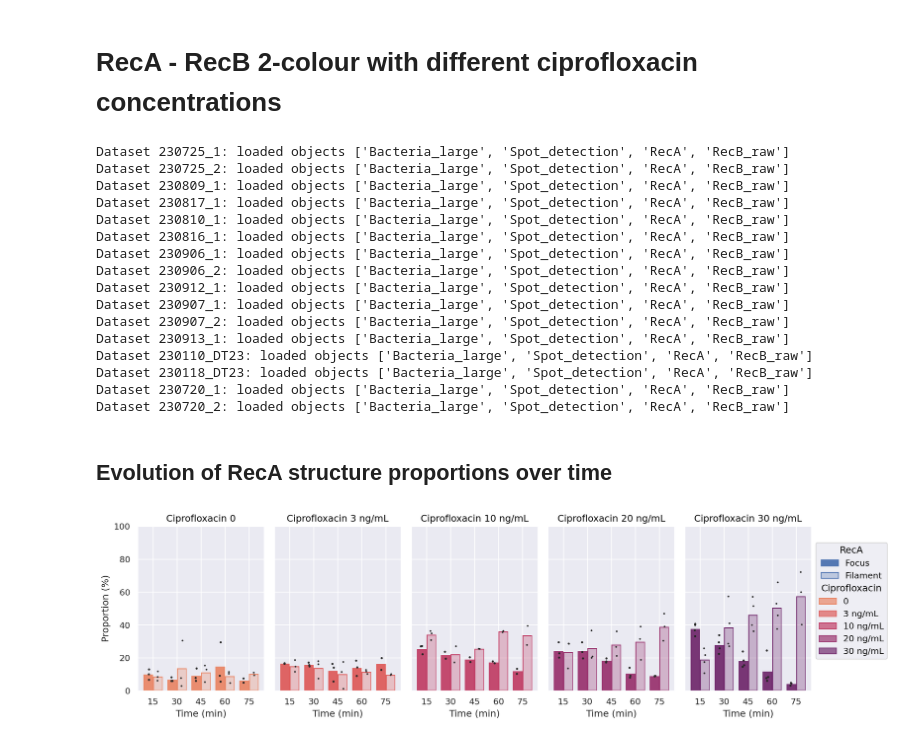
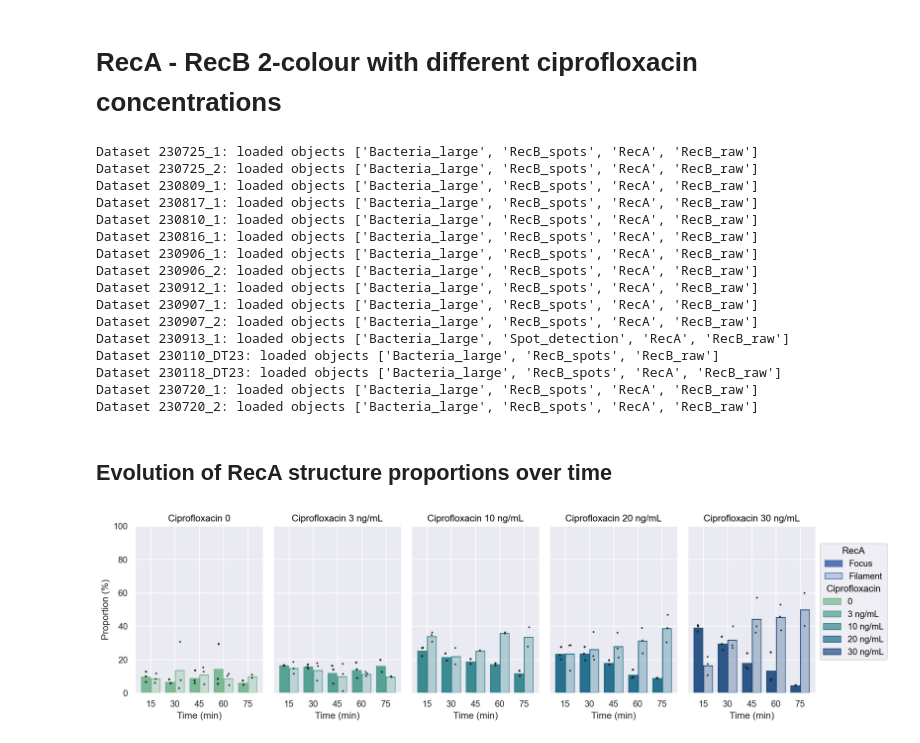
Before and after one commit to DanielThedie/RecB_article, a Jupyter notebook: Notebooks/2_Ciprofloxacin_damage/RecB_RecA.ipynb, the cells around one changed output. Drawn from its saved outputs; the diff is of its cells as text; code cells hidden in the pictures.

Commit message:
Colormap updates

```diff
--- a/Notebooks/2_Ciprofloxacin_damage/RecB_RecA.ipynb
+++ b/Notebooks/2_Ciprofloxacin_damage/RecB_RecA.ipynb
@@ -3,7 +3,7 @@
 # %%
 from pyberries.data import DatasetPool
 
-data = (DatasetPool(path='/media/daniel/HDD Daniel/Daniel Thédié/BACMMAN/Timelapse',
+data = (DatasetPool(path='D:\DanielThedie\BACMMAN\Timelapse',
                     dsList=['230725_1', '230725_2', '230809_1',
                             '230817_1', '230810_1', '230816_1',
                             '230906_1', '230906_2', '230912_1',
@@ -21,47 +21,47 @@ data = (DatasetPool(path='/media/daniel/HDD Daniel/Daniel Thédié/BACMMAN/Timel
         .assign(object_name='Bacteria_large', ClassIdx=lambda df: df.ClassIdx.replace({1: 'Diffuse', 2: 'Filament', 3: 'Focus'}))
         )
 # %% [output]
-Dataset 230725_1: loaded objects ['Bacteria_large', 'Spot_detection', 'RecA', 'RecB_raw']
-Dataset 230725_2: loaded objects ['Bacteria_large', 'Spot_detection', 'RecA', 'RecB_raw']
-Dataset 230809_1: loaded objects ['Bacteria_large', 'Spot_detection', 'RecA', 'RecB_raw']
-Dataset 230817_1: loaded objects ['Bacteria_large', 'Spot_detection', 'RecA', 'RecB_raw']
-Dataset 230810_1: loaded objects ['Bacteria_large', 'Spot_detection', 'RecA', 'RecB_raw']
-Dataset 230816_1: loaded objects ['Bacteria_large', 'Spot_detection', 'RecA', 'RecB_raw']
-Dataset 230906_1: loaded objects ['Bacteria_large', 'Spot_detection', 'RecA', 'RecB_raw']
-Dataset 230906_2: loaded objects ['Bacteria_large', 'Spot_detection', 'RecA', 'RecB_raw']
-Dataset 230912_1: loaded objects ['Bacteria_large', 'Spot_detection', 'RecA', 'RecB_raw']
-Dataset 230907_1: loaded objects ['Bacteria_large', 'Spot_detection', 'RecA', 'RecB_raw']
-Dataset 230907_2: loaded objects ['Bacteria_large', 'Spot_detection', 'RecA', 'RecB_raw']
+Dataset 230725_1: loaded objects ['Bacteria_large', 'RecB_spots', 'RecA', 'RecB_raw']
+Dataset 230725_2: loaded objects ['Bacteria_large', 'RecB_spots', 'RecA', 'RecB_raw']
+Dataset 230809_1: loaded objects ['Bacteria_large', 'RecB_spots', 'RecA', 'RecB_raw']
+Dataset 230817_1: loaded objects ['Bacteria_large', 'RecB_spots', 'RecA', 'RecB_raw']
+Dataset 230810_1: loaded objects ['Bacteria_large', 'RecB_spots', 'RecA', 'RecB_raw']
+Dataset 230816_1: loaded objects ['Bacteria_large', 'RecB_spots', 'RecA', 'RecB_raw']
+Dataset 230906_1: loaded objects ['Bacteria_large', 'RecB_spots', 'RecA', 'RecB_raw']
+Dataset 230906_2: loaded objects ['Bacteria_large', 'RecB_spots', 'RecA', 'RecB_raw']
+Dataset 230912_1: loaded objects ['Bacteria_large', 'RecB_spots', 'RecA', 'RecB_raw']
+Dataset 230907_1: loaded objects ['Bacteria_large', 'RecB_spots', 'RecA', 'RecB_raw']
+Dataset 230907_2: loaded objects ['Bacteria_large', 'RecB_spots', 'RecA', 'RecB_raw']
 Dataset 230913_1: loaded objects ['Bacteria_large', 'Spot_detection', 'RecA', 'RecB_raw']
-Dataset 230110_DT23: loaded objects ['Bacteria_large', 'Spot_detection', 'RecA', 'RecB_raw']
-Dataset 230118_DT23: loaded objects ['Bacteria_large', 'Spot_detection', 'RecA', 'RecB_raw']
-Dataset 230720_1: loaded objects ['Bacteria_large', 'Spot_detection', 'RecA', 'RecB_raw']
-Dataset 230720_2: loaded objects ['Bacteria_large', 'Spot_detection', 'RecA', 'RecB_raw']
+Dataset 230110_DT23: loaded objects ['Bacteria_large', 'RecB_spots', 'RecB_raw']
+Dataset 230118_DT23: loaded objects ['Bacteria_large', 'RecB_spots', 'RecA', 'RecB_raw']
+Dataset 230720_1: loaded objects ['Bacteria_large', 'RecB_spots', 'RecA', 'RecB_raw']
+Dataset 230720_2: loaded objects ['Bacteria_large', 'RecB_spots', 'RecA', 'RecB_raw']
 # %% [markdown]
 ## Evolution of RecA structure proportions over time
 # %%
 from pyberries.data import get_histogram
 import seaborn.objects as so
 
 data = (data
         .bin_column(object_name='Bacteria_large', col='Time_min', binsize=15, binlabels='left')
         )
 
 hist = (get_histogram(data.Bacteria_large, col='ClassIdx', discrete=True, density=True, groupby=['Group', 'Dataset', 'Time_min_bin'])
         .query('Time_min_bin < 90 and ClassIdx != "Diffuse"')
         .assign(proportion=lambda df: df.proportion*100)
         )
 
 (so.Plot(hist, x='Time_min_bin', y='proportion', alpha='ClassIdx', color='Group')
  .layout(size=(13, 4))
  .facet(col='Group')
  .add(so.Bar(), so.Agg(), so.Dodge(by=['alpha']))
 #  .add(so.Range(), so.Est(errorbar='sd'), so.Dodge(by=['alpha']), legend=False)
  .add(so.Dots(color='k', marker='.', fillalpha=1), so.Jitter(.1), so.Dodge(by=['alpha']), legend=False)
- .scale(color='flare', x=so.Continuous().tick(every=15))
+ .scale(color='crest', x=so.Continuous().tick(every=15))
  .limit(x=(None, None), y=(0, 100))
  .label(x="Time (min)", y="Proportion (%)", title='Ciprofloxacin {}'.format, color='Ciprofloxacin', alpha='RecA')
-#  .save(loc='//media/daniel/HDD Daniel/Daniel Thédié/Figures/RecB_article_figures/Fig2/RecA_structures.svg', format='svg', bbox_inches='tight')
+ .save(loc='D:\\DanielThedie\\Figures\\RecB_article_figures\\3_Cipro_RecA\\RecA_structures.svg', format='svg', bbox_inches='tight')
  )
 # %% [output]
-[figure, old version]
+[figure, new version]
```
Also changed, not shown: 2 other files.
